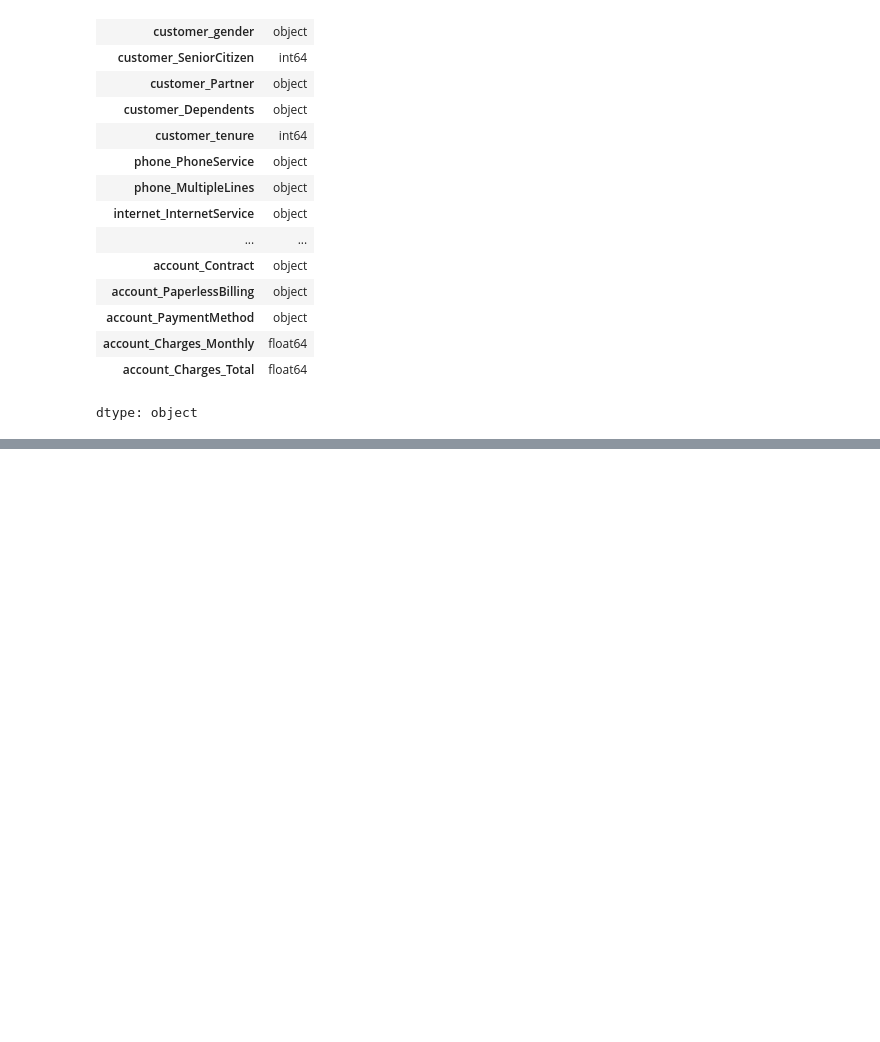
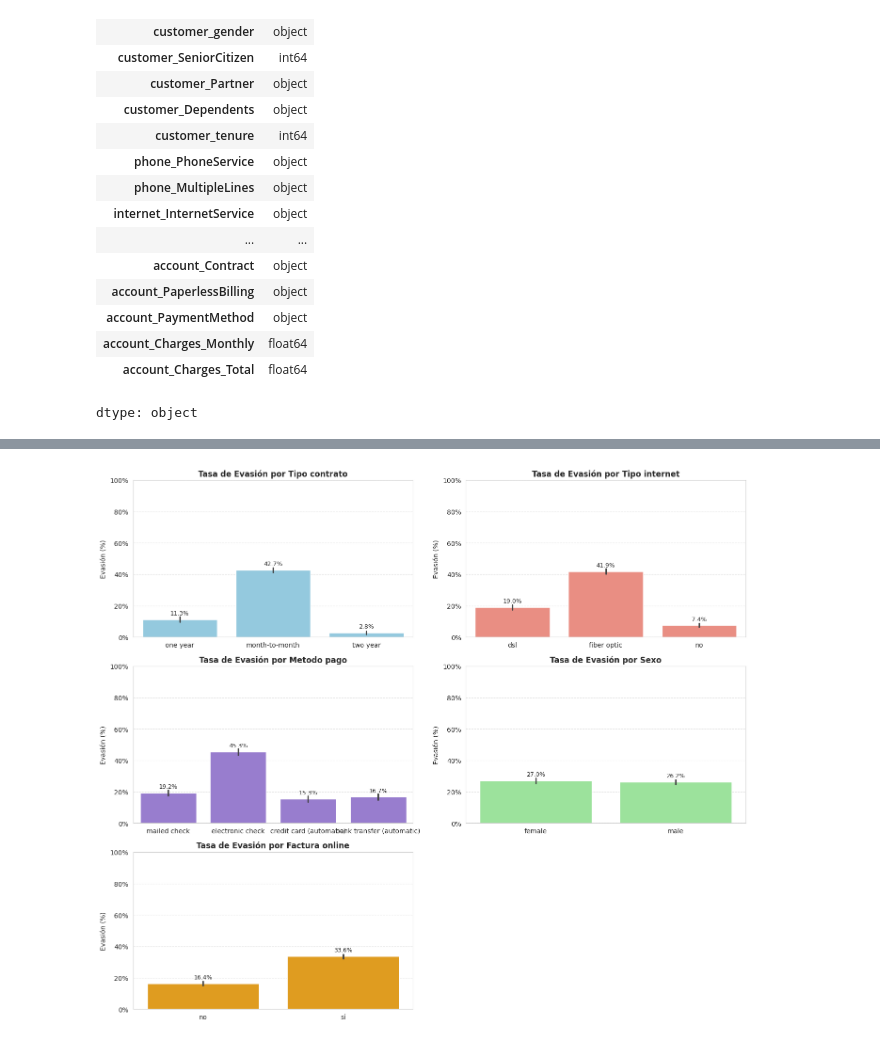
Before and after one commit to PRsant90/Challenge_datos_2, a Jupyter notebook: Challenge_Telecom_X_2.ipynb, the cells around one changed output, grey strips where cells are left out. Cells and saved outputs as stored; diff of their text form; code cells hidden in the pictures; blank space fills up the shorter version.

```diff
--- a/Challenge_Telecom_X_2.ipynb
+++ b/Challenge_Telecom_X_2.ipynb
@@ -365,0 +500,10 @@ Warning: Total number of columns (24) exceeds max_columns (20) limiting to first
+# %%
+columnas_interes = ['antiguedad_meses', 'cargos_mensuales', 'cargos_totales', 'cuentas_diarias']
+
+for col in columnas_interes:
+    print(f'\n📊 {col.upper()}')
+    print(f"Media: {df_final[col].mean():.2f}")
+    print(f"Mediana: {df_final[col].median():.2f}")
+    print(f"Desviación estándar: {df_final[col].std():.2f}")
+    print(f"Mínimo: {df_final[col].min():.2f}")
+    print(f"Máximo: {df_final[col].max():.2f}")
@@ -365,0 +551,46 @@ Warning: Total number of columns (24) exceeds max_columns (20) limiting to first
+# %%
+
+from matplotlib.ticker import PercentFormatter
+
+categorias = ['tipo_contrato', 'tipo_internet', 'metodo_pago', 'sexo', 'factura_online']
+n = len(categorias)
+colores = ['skyblue', 'salmon', 'mediumpurple', 'lightgreen', 'orange']
+
+fig, axes = plt.subplots(nrows=(n+1)//2, ncols=2, figsize=(14, 12))
+axes = axes.flatten()
+
+for i, col in enumerate(categorias):
+    ax = axes[i]
+    sns.barplot(data=df_final, x=col, y='evasión', estimator='mean',
+                ax=ax, color=colores[i % len(colores)])
+
+    ax.set_title(f'Tasa de Evasión por {col.replace("_", " ").capitalize()}', fontsize=12, weight='bold')
+    ax.set_xlabel('')
+    ax.set_ylabel('Evasión (%)')
+    ax.set_ylim(0, 1)
+    ax.yaxis.set_major_formatter(PercentFormatter(1.0))
+    ax.grid(axis='y', linestyle='--', alpha=0.5)
+
+
+    if col == 'sexo':
+        ax.set_xticklabels(['female', 'male'])
+    elif col == 'factura_online':
+        ax.set_xticklabels(['no', 'sí'])
+
+    # Etiquetas arriba de las barras
+    for bar in ax.patches:
+        height = bar.get_height()
+        ax.annotate(f'{height*100:.1f}%',
+                    xy=(bar.get_x() + bar.get_width() / 2, height),
+                    xytext=(0, 5),
+                    textcoords='offset points',
+                    ha='center', va='bottom', fontsize=9)
+
+
+for j in range(i+1, len(axes)):
+    fig.delaxes(axes[j])
+
+plt.tight_layout()
+plt.show()
+# %% [output]
+[figure, added]
```
Also changed, not shown: parts of 24 cells of this notebook.
